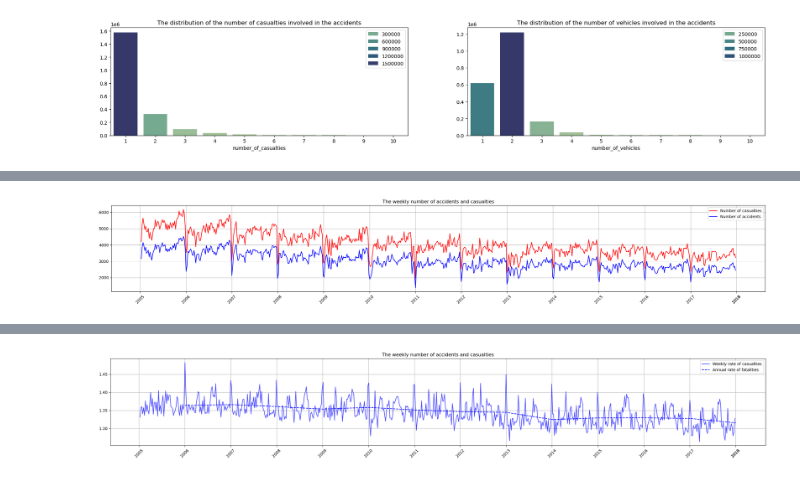
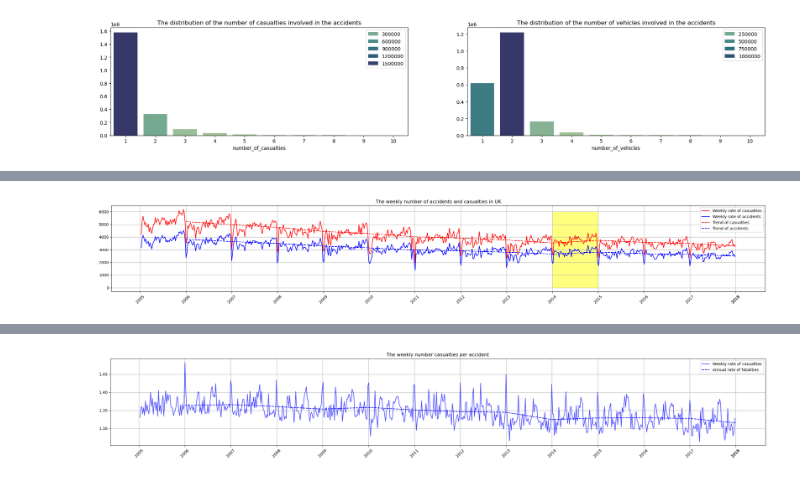
Before and after one commit to fedeStaffo/UK-Traffic-Accidents-Classification-Clustering-TimeSeries, a Jupyter notebook: time_series_analysis/time_series_analysis.ipynb, the cells around one changed output, grey strips where cells are left out. Cells and saved outputs as stored; diff of their text form; code cells hidden in the pictures.

```diff
--- a/time_series_analysis/time_series_analysis.ipynb
+++ b/time_series_analysis/time_series_analysis.ipynb
@@ -136,17 +148,26 @@ We begin our exploratory analysis by plotting the aggregated weekly trend of acc
 # %%
 f, ax = plt.subplots(1, 1)
-f.set_size_inches(30,4)
-ax.plot(weekly_df['end_timestamp'], weekly_df["number_of_casualties"], color="red", label="Number of casualties", linestyle="-")
-ax.plot(weekly_df['end_timestamp'], weekly_df["number_of_accidents"], color="blue", label="Number of accidents", linestyle="-")
-# ax.plot(yearly_df['end_timestamp'], yearly_df["number_of_casualties"]/52, color="red", label="Number of casualties", linestyle="--", alpha=1)
-# ax.plot(yearly_df['end_timestamp'], yearly_df["number_of_accidents"]/52, color="blue", label="Number of accidents", linestyle="--", alpha=1)
+f.set_size_inches(30, 4)
+ax.plot(weekly_df['end_timestamp'], weekly_df["number_of_casualties"],
+        color="red", label="Weekly rate of casualties", linestyle="-")
+# ax.plot(weekly_df['end_timestamp'], weekly_df["number_of_accidents"]*1.345858, color="red", label="Number of casualties", linestyle="--")
+ax.plot(weekly_df['end_timestamp'], weekly_df["number_of_accidents"],
+        color="blue", label="Weekly rate of accidents", linestyle="-")
+ax.plot(yearly_df['end_timestamp'], yearly_df["number_of_casualties"]/52,
+        color="red", label="Trend of casualties", linestyle="--", alpha=1)
+ax.plot(yearly_df['end_timestamp'], yearly_df["number_of_accidents"]/52,
+        color="blue", label="Trend of accidents", linestyle="--", alpha=1)
 
 ax.set_xticklabels(ax.get_xticklabels(), rotation=45)
-unique_years = np.sort(np.append(monthly_df['end_timestamp'].dt.year.unique(),2018))
-plt.xticks(ticks=pd.to_datetime(unique_years, format='%Y'), labels=unique_years)
-plt.title('The weekly number of accidents and casualties')
+unique_years = np.sort(
+    np.append(monthly_df['end_timestamp'].dt.year.unique(), 2018))
+plt.xticks(ticks=pd.to_datetime(
+    unique_years, format='%Y'), labels=unique_years)
+plt.title('The weekly number of accidents and casualties in UK')
+plt.fill_between([datetime.datetime(2014, 1, 1), datetime.datetime(
+    2015, 1, 1)], [6000, 6000], color='yellow', alpha=0.5)
 plt.legend()
 plt.grid()
 plt.show()
 # %% [output]
-[figure, old version]
+[figure, new version]
```
Also changed, not shown: parts of 16 cells of this notebook.
